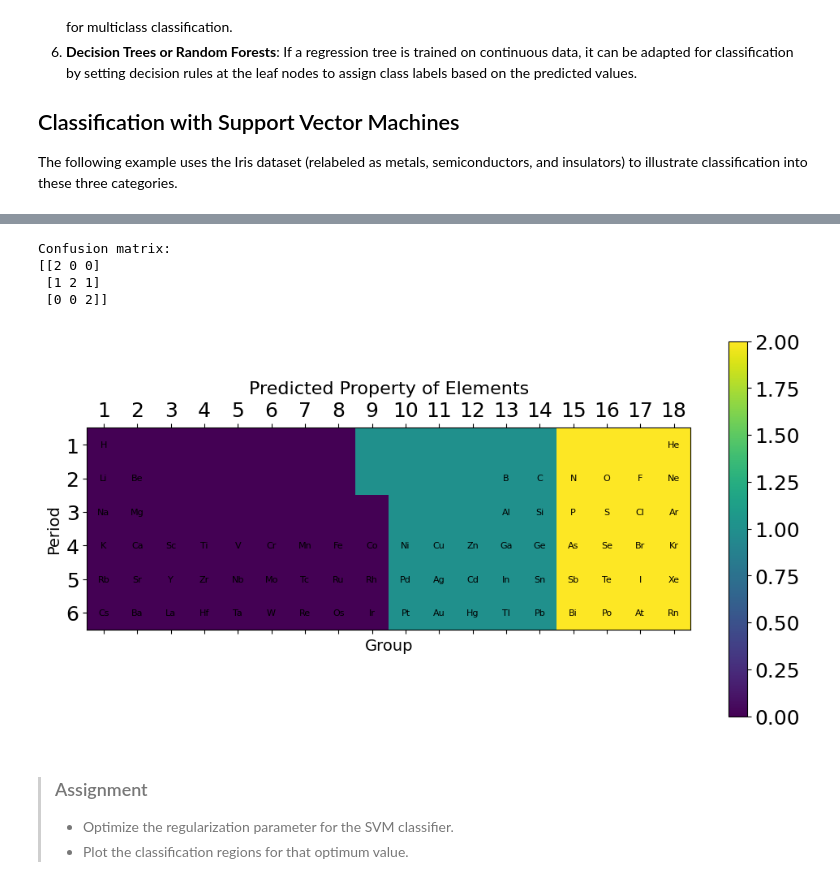
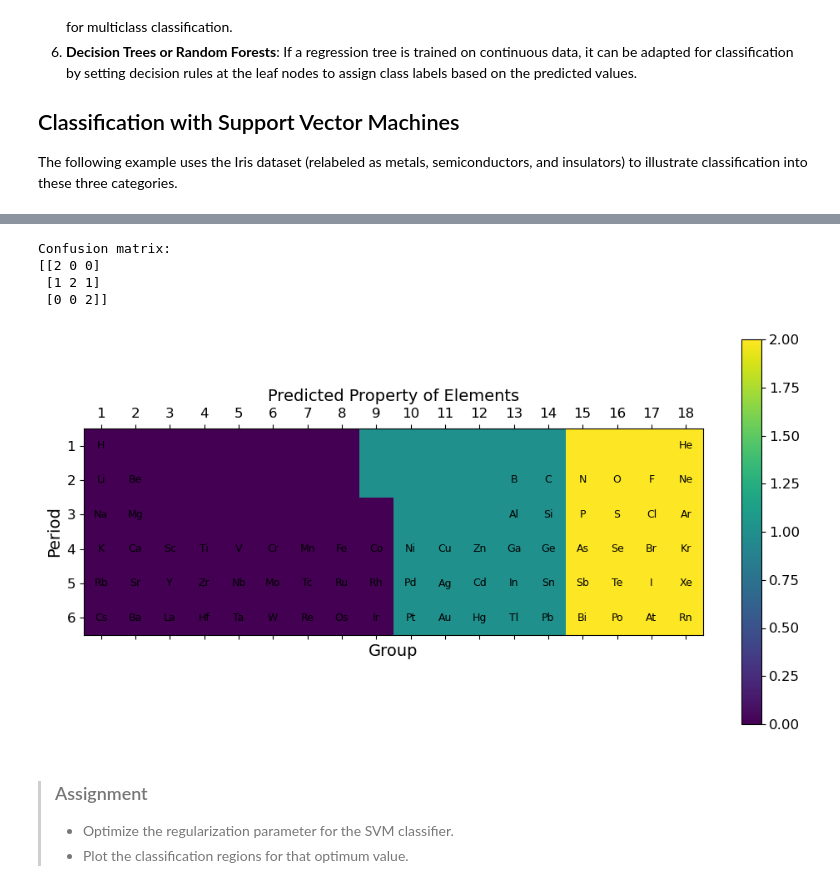
Before and after one commit to rhennig/EMA4935, a Jupyter notebook: Notebooks/09_Regularization_and_support_vector_regression.ipynb, the cells around one changed output, grey strips where cells are left out. Saved outputs shown, nothing was run; the diff lists cells and outputs as text; code cells hidden in the pictures.

```diff
--- a/Notebooks/09_Regularization_and_support_vector_regression.ipynb
+++ b/Notebooks/09_Regularization_and_support_vector_regression.ipynb
@@ -30,8 +30,8 @@ from sklearn.metrics         import mean_absolute_error
 import warnings
 warnings.filterwarnings('ignore')
 
-plt.rc('xtick', labelsize=18)
-plt.rc('ytick', labelsize=18)
+plt.rc('xtick', labelsize=12)
+plt.rc('ytick', labelsize=12)
 
 blue   = '#0021A5'
 orange = '#FA4616'
@@ -722,38 +722,38 @@ def plot_periodic_table(model, element_positions):
     Z = np.zeros_like(X)
     for i in range(X.shape[0]):
         for j in range(X.shape[1]):
             group = X[i, j]
             period = Y[i, j]
-            element = [group, period]
-            Z[i, j] = model.predict([element])
+            element = np.array([[group, period]])
+            Z[i, j] = model.predict(element)[0]
 
     # Plot the periodic table
     fig, ax = plt.subplots(figsize=(12, 6))
     cax = ax.matshow(Z, cmap=plt.cm.viridis)
 
     # Add element names to the plot
     for element, (group, period) in element_positions.items():
         # Shift the text slightly to align it better with the table
-        ax.text(group - 1, period - 1, element, color="black", ha="center", va="center", fontsize=8)
+        ax.text(group - 1, period - 1, element, color="black", ha="center", va="center", fontsize=9)
 
     # Add labels to the plot
     plt.xlabel("Group", fontsize=14)
     plt.ylabel("Period", fontsize=14)
-    plt.title("Predicted Property of Elements", fontsize=16)
+    plt.title("Predicted Property of Elements", fontsize=14)
 
     plt.xticks(range(18), range(1, 19))
     plt.yticks(range(6), range(1, 7))
 
     plt.colorbar(cax)
     plt.show()
 
 plot_periodic_table(model, element_positions)
 # %% [output]
 Confusion matrix:
 [[2 0 0]
  [1 2 1]
  [0 0 2]]
-[figure, old version]
+[figure, new version]
 # %% [markdown]
 > ### Assignment
 >
```
Also changed, not shown: parts of 15 cells of this notebook.
